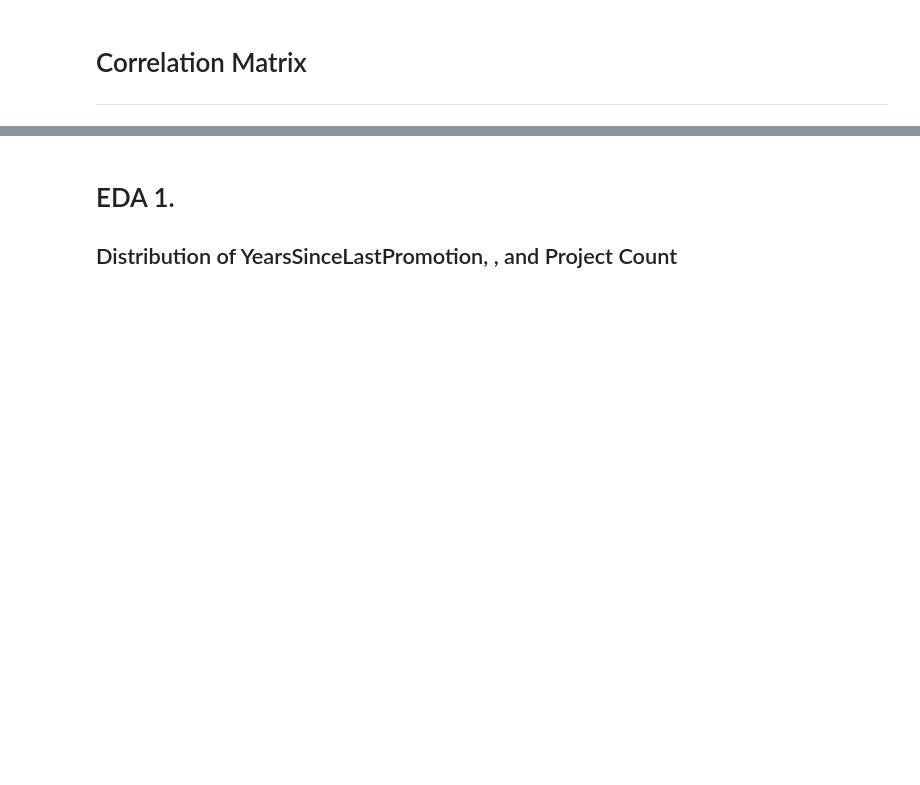
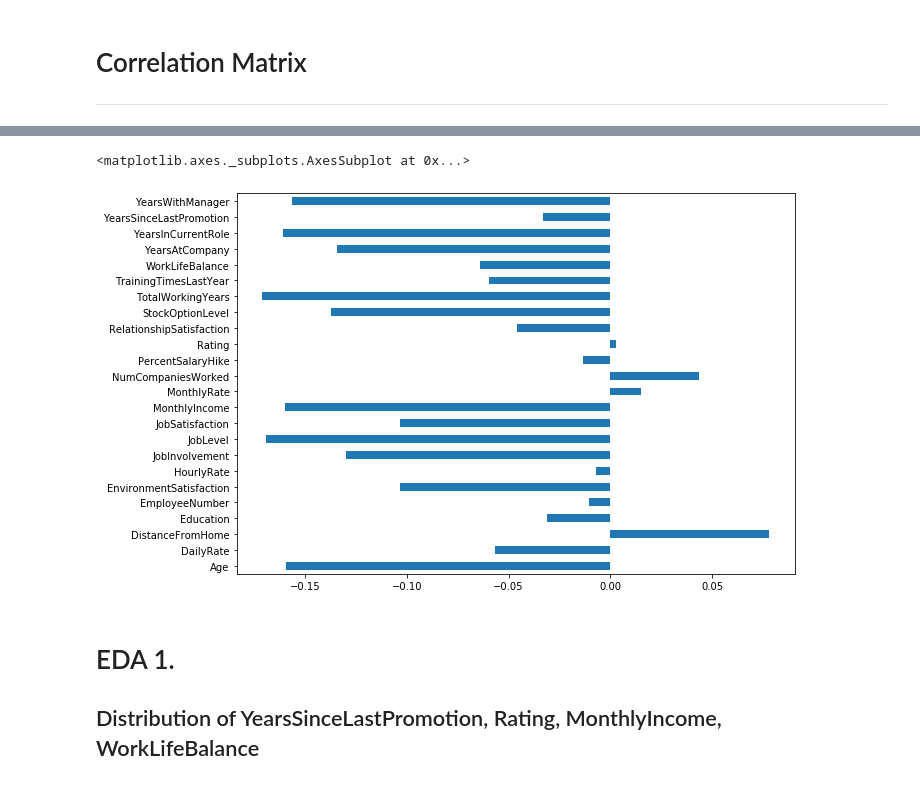
Before and after one commit to lmarston12/Company_Turnover_Project, a Jupyter notebook: IBM_Company_Turnover.ipynb, the cells around one changed output, grey strips where cells are left out. Cells and saved outputs as stored; diff of their text form; code cells hidden in the pictures; blank space fills up the shorter version.

```diff
--- a/IBM_Company_Turnover.ipynb
+++ b/IBM_Company_Turnover.ipynb
@@ -382,4 +387,9 @@ From the heatmap above, we focus on the Attrition
+# %%
+df.drop('Attrition', axis=1).corrwith(df.Attrition).plot(kind='barh', figsize=(10, 7))
+# %% [output]
+<matplotlib.axes._subplots.AxesSubplot at 0x...>
+[figure, added]
 # %% [markdown]
 <a id='eda1'></a>
 # EDA 1.
-## Distribution of YearsSinceLastPromotion, , and Project Count
+## Distribution of YearsSinceLastPromotion, Rating, MonthlyIncome, WorkLifeBalance
```
Also changed, not shown: parts of 18 cells of this notebook.
